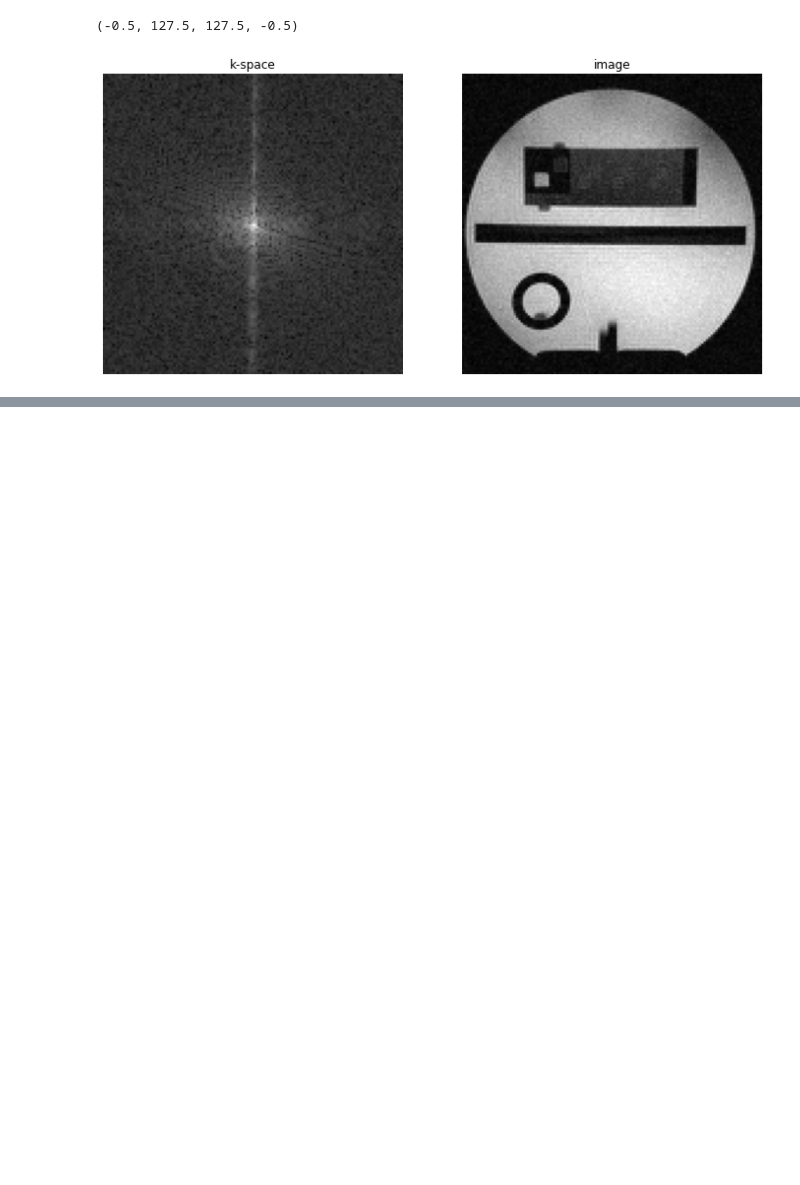
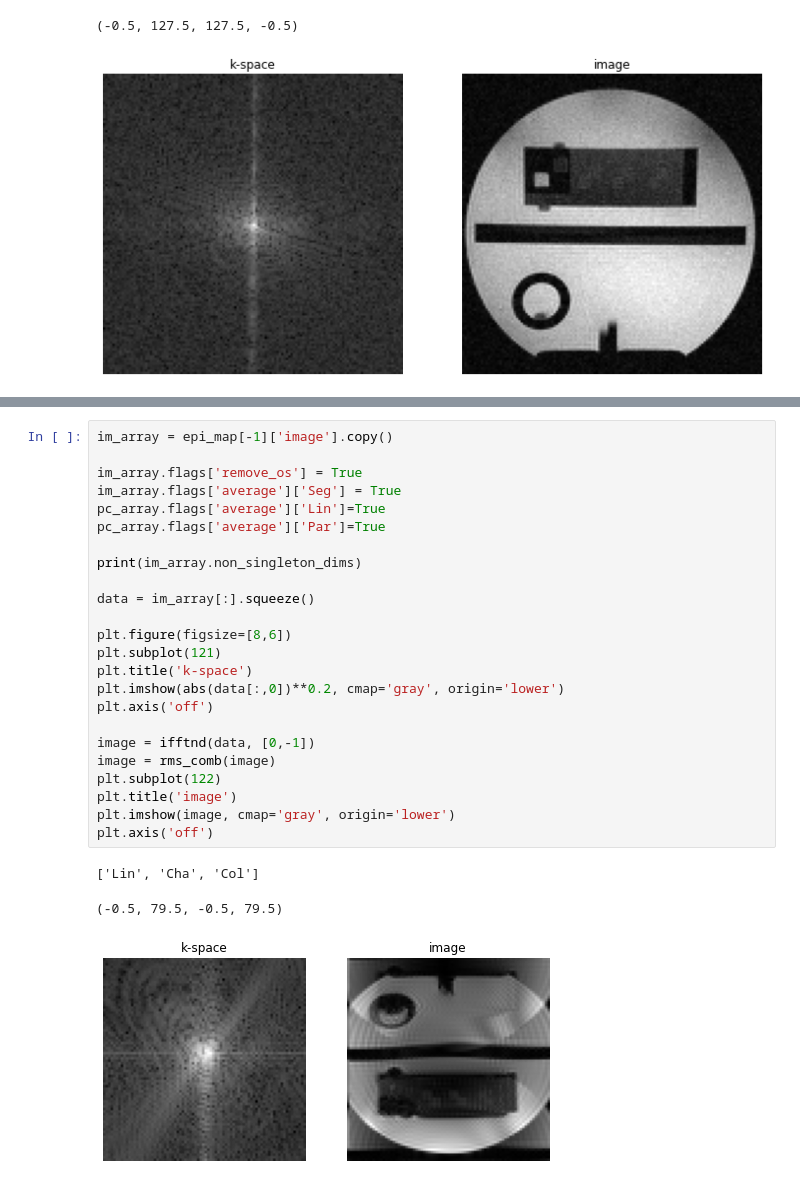
Before and after one commit to pehses/twixtools, a Jupyter notebook: demo/recon_example.ipynb, the cells around one changed output, grey strips where cells are left out. Cells and saved outputs as stored; diff of their text form; blank space fills up the shorter version.

```diff
--- a/demo/recon_example.ipynb
+++ b/demo/recon_example.ipynb
@@ -166,0 +90,28 @@ pc_angle.shape
+# %%
+im_array = epi_map[-1]['image'].copy()
+
+im_array.flags['remove_os'] = True
+im_array.flags['average']['Seg'] = True
+pc_array.flags['average']['Lin']=True
+pc_array.flags['average']['Par']=True
+
+print(im_array.non_singleton_dims)
+
+data = im_array[:].squeeze()
+
+plt.figure(figsize=[8,6])
+plt.subplot(121)
+plt.title('k-space')
+plt.imshow(abs(data[:,0])**0.2, cmap='gray', origin='lower')
+plt.axis('off')
+
+image = ifftnd(data, [0,-1])
+image = rms_comb(image)
+plt.subplot(122)
+plt.title('image')
+plt.imshow(image, cmap='gray', origin='lower')
+plt.axis('off')
+# %% [output]
+['Lin', 'Cha', 'Col']
+(-0.5, 79.5, -0.5, 79.5)
+[figure, added]
```
Also changed, not shown: parts of 13 cells of this notebook, 2 other files.
